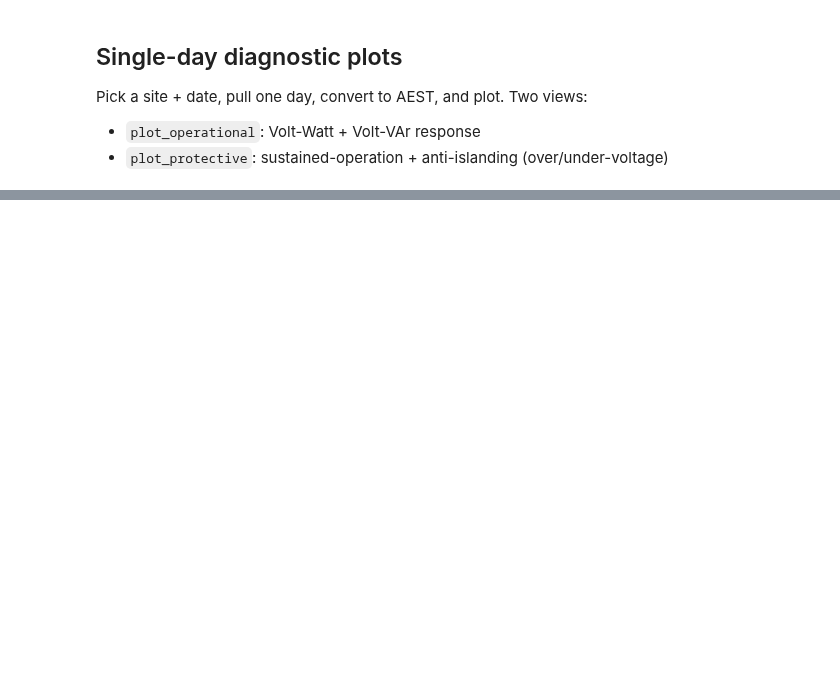
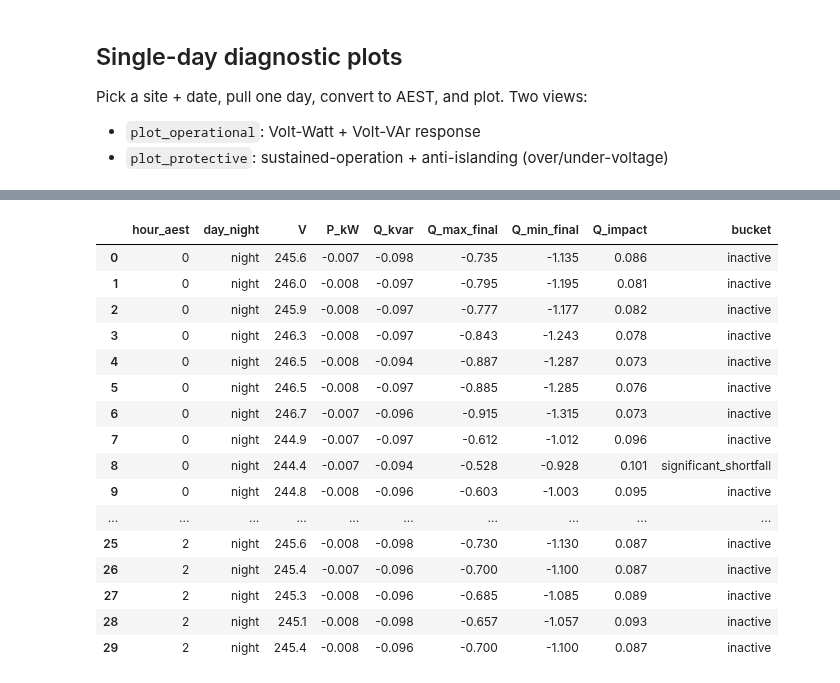
Before and after one commit to UNSW-CEEM/CICCADA, a Jupyter notebook: bms_sa_review/data_query/01b_fleet_eda.ipynb, the cells around one changed output, grey strips where cells are left out. Saved outputs shown, nothing was run; the diff lists cells and outputs as text; code cells hidden in the pictures; blank space fills up the shorter version.

```diff
--- a/bms_sa_review/data_query/01b_fleet_eda.ipynb
+++ b/bms_sa_review/data_query/01b_fleet_eda.ipynb
@@ -280,0 +476,80 @@ ep.plot_operational(df_day, info["site_id"], info["ac_capacity_kw"], ZOOM_DATE,
+# %%
+from as4777_curves import vvar_required_q_sql, q_cap_absorbing_sql, tol_kw_sql
+
+q_required = vvar_required_q_sql("V", "ac_capacity_kw")
+q_cap      = q_cap_absorbing_sql("P_kW", "S_99")
+tol        = tol_kw_sql("ac_capacity_kw")
+
+chk = aq(f"""
+    WITH data AS (
+        SELECT m.site_id, ts.t_stamp,
+            sum(ts.power * m.circuit_polarity)/1000            AS P_kW,
+            sum(ts.energy_reactive * m.circuit_polarity)/1000*12 AS Q_kvar,
+            max(ts.voltage)       AS V,
+            max(m.ac_capacity_kw) AS ac_capacity_kw,
+            max(m.s_99)           AS S_99
+        FROM ts
+        JOIN (SELECT DISTINCT circuit_id, site_id, circuit_polarity,
+                     ac_capacity_kw, s_99
+              FROM meta_up23c WHERE is_pv = True AND site_id = {SITE_ID}) m
+          ON ts.circuit_id = m.circuit_id
+        WHERE ts.year = 2024 AND ts.month = 8 AND ts.is_pv = True
+          AND ts.voltage > 0 AND ts.voltage < 300
+        GROUP BY m.site_id, ts.t_stamp
+    ),
+    required_q AS (
+        SELECT *, {q_required} AS Q_voltvar, {q_cap} AS Q_cap_absorbing FROM data
+    ),
+    tol_band AS (
+        SELECT *, -Q_cap_absorbing AS Q_cap_supplying,
+               Q_voltvar + {tol} AS Q_voltvar_max,
+               Q_voltvar - {tol} AS Q_voltvar_min
+        FROM required_q
+    ),
+    clamped AS (
+        SELECT *,
+            CASE WHEN Q_voltvar_max < 0
+                 THEN greatest(Q_voltvar_max, Q_cap_absorbing + {tol})
+                 ELSE Q_voltvar_max END AS Q_max_final,
+            CASE WHEN Q_voltvar_min > 0
+                 THEN least(Q_voltvar_min, Q_cap_supplying - {tol})
+                 ELSE Q_voltvar_min END AS Q_min_final
+        FROM tol_band
+    ),
+    q_impact AS (
+        SELECT *,
+            CASE
+              WHEN abs(Q_kvar)/(abs(Q_max_final)+1e-9)
+                <= abs(Q_kvar)/(abs(Q_min_final)+1e-9)
+              THEN (CASE WHEN Q_max_final + Q_min_final = 0 THEN 1
+                         ELSE sign(Q_max_final)*sign(Q_kvar) END)
+                   * (abs(Q_kvar)/(abs(Q_max_final)+1e-9))
+              ELSE (CASE WHEN Q_max_final + Q_min_final = 0 THEN 1
+                         ELSE sign(Q_min_final)*sign(Q_kvar) END)
+                   * (abs(Q_kvar)/(abs(Q_min_final)+1e-9))
+            END AS Q_impact
+        FROM clamped
+    )
+    SELECT
+        hour(t_stamp + interval '10' hour) AS hour_aest,
+        CASE WHEN hour(t_stamp + interval '10' hour) BETWEEN 6 AND 17
+             THEN 'day' ELSE 'night' END AS day_night,
+        round(V,1) AS V, round(P_kW,3) AS P_kW, round(Q_kvar,3) AS Q_kvar,
+        round(Q_max_final,3) AS Q_max_final, round(Q_min_final,3) AS Q_min_final,
+        round(Q_impact,3) AS Q_impact,
+        CASE
+            WHEN Q_impact < -0.1 THEN 'adverse'
+            WHEN Q_impact <  0.1 THEN 'inactive'
+            WHEN Q_impact <  0.9 THEN 'significant_shortfall'
+            WHEN Q_impact <= 1.1 THEN 'near_conformant'
+            ELSE 'major_surplus'
+        END AS bucket
+    FROM q_impact
+    WHERE date(t_stamp + interval '10' hour) = date '2024-08-03'
+    ORDER BY t_stamp
+""", database=SAI)
+
+# summarise the day's night intervals by bucket
+print(chk[chk.day_night=='night']['bucket'].value_counts())
+chk[chk.day_night=='night'].head(30)
+# %% [output]
@@ -280,0 +560,17 @@ ep.plot_operational(df_day, info["site_id"], info["ac_capacity_kw"], ZOOM_DATE,
+|  | hour_aest | day_night | V | P_kW | Q_kvar | Q_max_final | Q_min_final | Q_impact | bucket |
+| 0 | 0 | night | 245.6 | -0.007 | -0.098 | -0.735 | -1.135 | 0.086 | inactive |
+| 1 | 0 | night | 246.0 | -0.008 | -0.097 | -0.795 | -1.195 | 0.081 | inactive |
+| 2 | 0 | night | 245.9 | -0.008 | -0.097 | -0.777 | -1.177 | 0.082 | inactive |
+| 3 | 0 | night | 246.3 | -0.008 | -0.097 | -0.843 | -1.243 | 0.078 | inactive |
+| 4 | 0 | night | 246.5 | -0.008 | -0.094 | -0.887 | -1.287 | 0.073 | inactive |
+| 5 | 0 | night | 246.5 | -0.008 | -0.097 | -0.885 | -1.285 | 0.076 | inactive |
+| 6 | 0 | night | 246.7 | -0.007 | -0.096 | -0.915 | -1.315 | 0.073 | inactive |
+| 7 | 0 | night | 244.9 | -0.007 | -0.097 | -0.612 | -1.012 | 0.096 | inactive |
+| 8 | 0 | night | 244.4 | -0.007 | -0.094 | -0.528 | -0.928 | 0.101 | significant_shortfall |
+| 9 | 0 | night | 244.8 | -0.008 | -0.096 | -0.603 | -1.003 | 0.095 | inactive |
+| ... | ... | ... | ... | ... | ... | ... | ... | ... | ... |
+| 25 | 2 | night | 245.6 | -0.008 | -0.098 | -0.730 | -1.130 | 0.087 | inactive |
+| 26 | 2 | night | 245.4 | -0.007 | -0.096 | -0.700 | -1.100 | 0.087 | inactive |
+| 27 | 2 | night | 245.3 | -0.008 | -0.096 | -0.685 | -1.085 | 0.089 | inactive |
+| 28 | 2 | night | 245.1 | -0.008 | -0.098 | -0.657 | -1.057 | 0.093 | inactive |
+| 29 | 2 | night | 245.4 | -0.008 | -0.096 | -0.700 | -1.100 | 0.087 | inactive |
```
Also changed, not shown: parts of 28 cells of this notebook, 4 other files.
